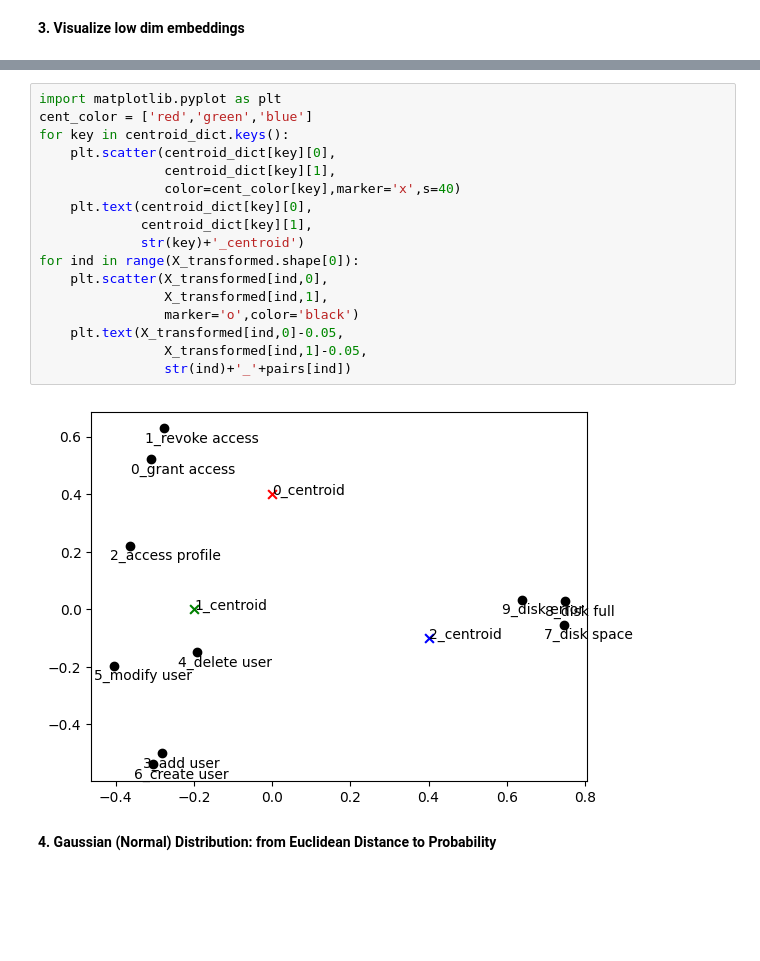
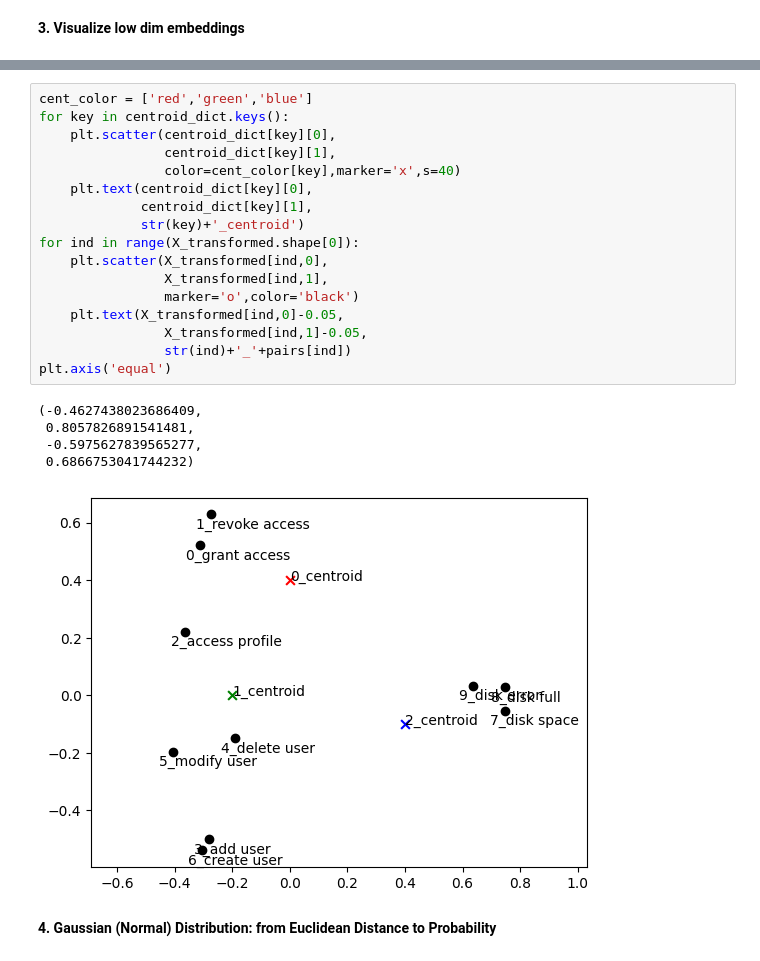
Before and after one commit to enoten/ml-numpy-pytorch, a Jupyter notebook: Gaussian Mixture Models Clustering for Embeddings.ipynb, the cells around one changed output, grey strips where cells are left out. Drawn from its saved outputs; the diff is of its cells as text; blank space fills up the shorter version.

```diff
--- a/Gaussian Mixture Models Clustering for Embeddings.ipynb
+++ b/Gaussian Mixture Models Clustering for Embeddings.ipynb
@@ -82,22 +88,26 @@ for ind in range(X_transformed.shape[0]):
 # %%
-import matplotlib.pyplot as plt
 cent_color = ['red','green','blue']
 for key in centroid_dict.keys():
     plt.scatter(centroid_dict[key][0],
                 centroid_dict[key][1],
                 color=cent_color[key],marker='x',s=40)
     plt.text(centroid_dict[key][0],
              centroid_dict[key][1],
              str(key)+'_centroid')
 for ind in range(X_transformed.shape[0]):
     plt.scatter(X_transformed[ind,0],
                 X_transformed[ind,1],
                 marker='o',color='black')
     plt.text(X_transformed[ind,0]-0.05,
                 X_transformed[ind,1]-0.05,
                 str(ind)+'_'+pairs[ind])
+plt.axis('equal')
 # %% [output]
+(-0.4627438023686409,
+ 0.8057826891541481,
+ -0.5975627839565277,
+ 0.6866753041744232)
-[figure, old version]
+[figure, new version]
 # %% [markdown]
 <b>4. Gaussian (Normal) Distribution: from Euclidean Distance to Probability</b>
 # %% [markdown]
```
Also changed, not shown: parts of 14 cells of this notebook.
